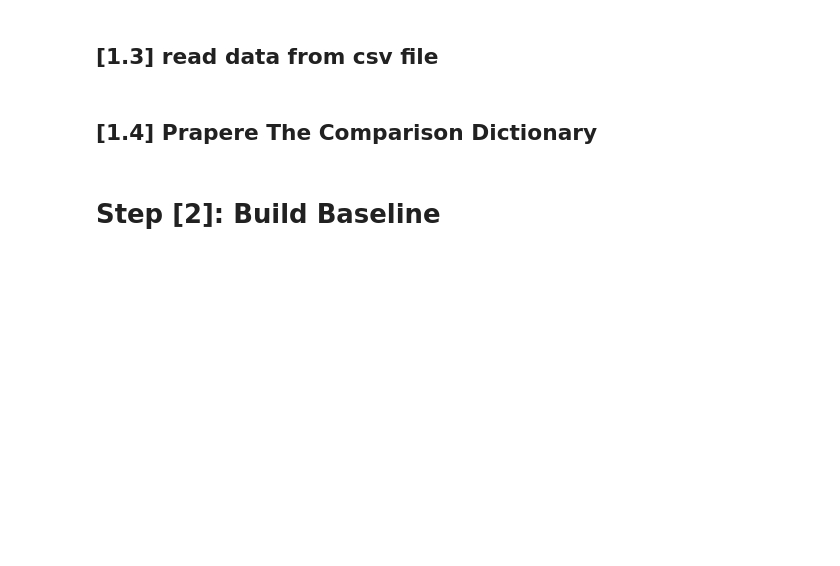
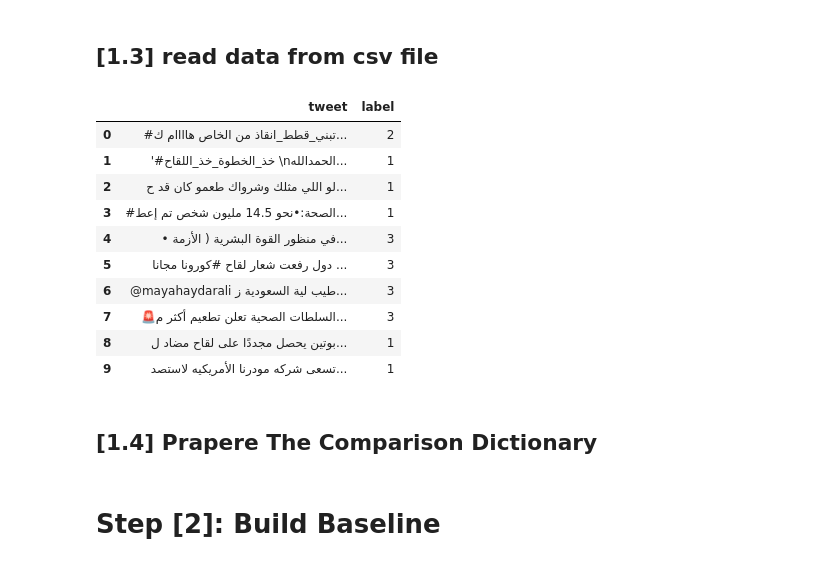
Before and after one commit to OdayTayeb/Corona_tweets_classification, a Jupyter notebook: training model.ipynb, the cells around one changed output. Cells and saved outputs as stored; diff of their text form; code cells hidden in the pictures; blank space fills up the shorter version.

```diff
--- a/training model.ipynb
+++ b/training model.ipynb
@@ -13,5 +35,22 @@
 # %% [markdown]
 ## [1.3] read data from csv file
+# %%
+train = pd.read_csv("train.csv")
+test = pd.read_csv("test.csv")
+validation = pd.read_csv("valid.csv")
+train.head(10)
+# %% [output]
+|  | tweet | label |
+| 0 | #تبني_قطط_انقاذ من الخاص هاااام ك... | 2 |
+| 1 | '#خذ_الخطوة_خذ_اللقاح \nالحمدالله... | 1 |
+| 2 | لو اللي مثلك وشرواك طعمو كان قد ح... | 1 |
+| 3 | #الصحة:•نحو 14.5 مليون شخص تم إعط... | 1 |
+| 4 | • في منظور القوة البشرية ( الأزمة... | 3 |
+| 5 | دول رفعت شعار لقاح #كورونا مجانا ... | 3 |
+| 6 | @mayahaydarali طيب لية السعودية ز... | 3 |
+| 7 | 🚨السلطات الصحية تعلن تطعيم أكثر م... | 3 |
+| 8 | بوتين يحصل مجددًا على لقاح مضاد ل... | 1 |
+| 9 | تسعى شركه مودرنا الأمريكيه لاستصد... | 1 |
 # %% [markdown]
 ## [1.4] Prapere The Comparison Dictionary
 # %%
```
Also changed, not shown: parts of 46 cells of this notebook.
